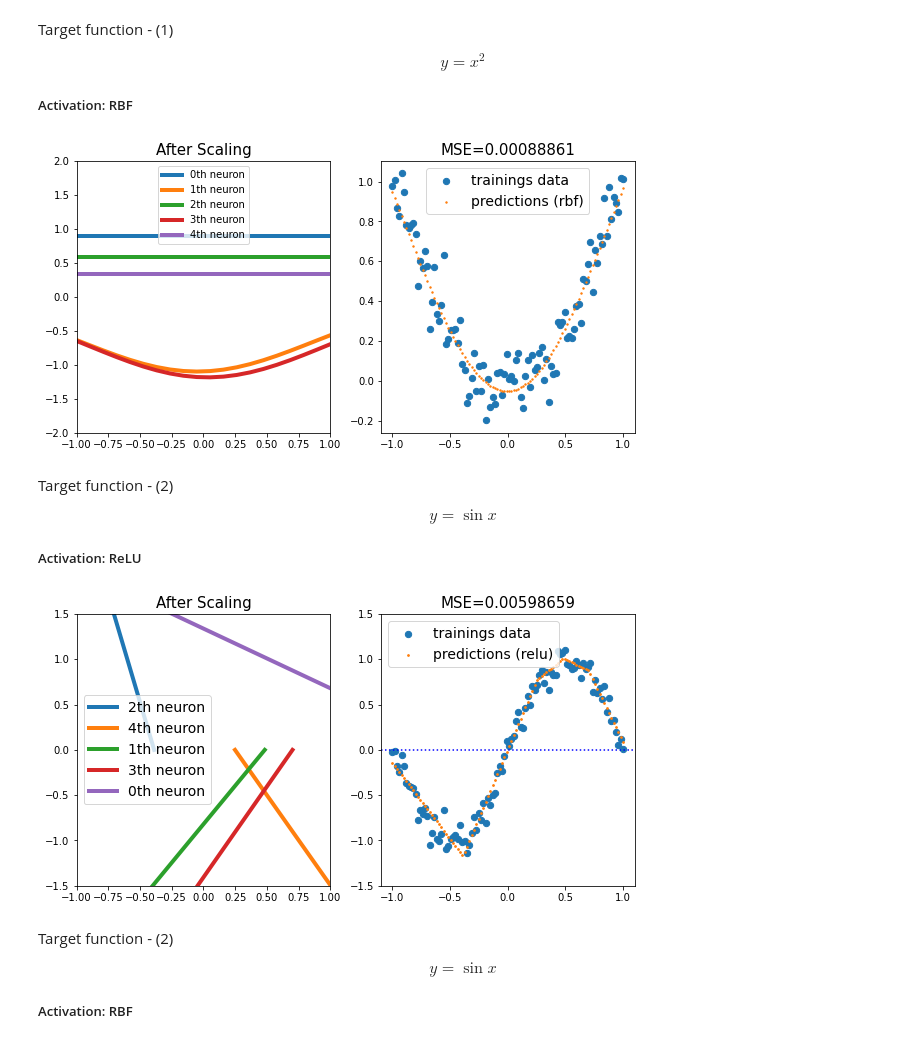
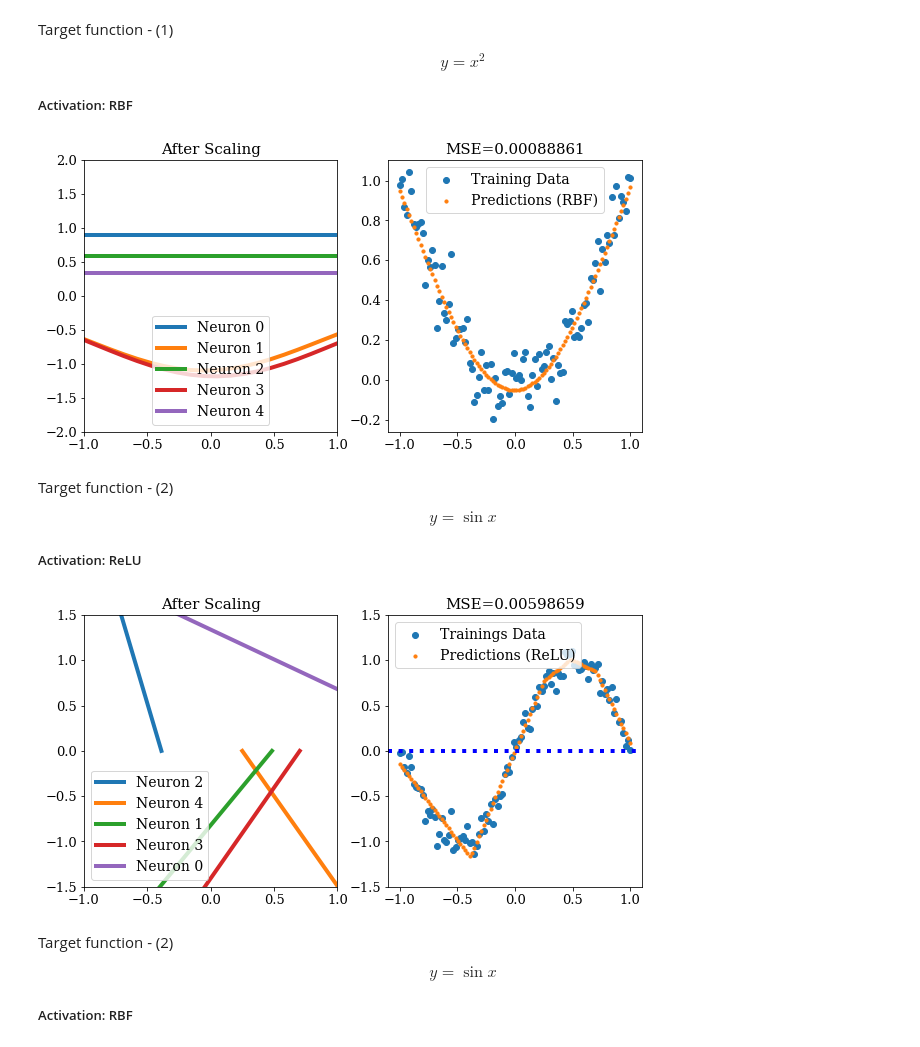
Before and after one commit to User-zwj/Thesis_Wenjuan_Code, a Jupyter notebook: Chapter6.ipynb, the cells around one changed output. Drawn from its saved outputs; the diff is of its cells as text; code cells hidden in the pictures.

```diff
--- a/Chapter6.ipynb
+++ b/Chapter6.ipynb
@@ -298,11 +307,11 @@ for i in range(num_neuron):
     interval = overlap([-1,1],bdry_rbf_on[i])
     if len(interval)!=0:
         x = np.linspace(interval[0],interval[1],20)
-        plt.plot(x, [piece_rbf(weight_rbf_on,i,val) for val in x], label=str(i)+'th neuron',linewidth=4)
+        plt.plot(x, [piece_rbf(weight_rbf_on,i,val) for val in x], label='Neuron '+str(i),linewidth=4)
 plt.xlim(-1,1)
 plt.ylim(-2,2)
-plt.title('After Scaling',fontsize=15)
-plt.legend(prop={'size': 10});
+plt.title('After Scaling')
+plt.legend();
 
 plt.subplot(122)
 preds_rbf_on = []
@@ -311,13 +320,14 @@ for j in np.linspace(-1,1,size):
     preds_rbf_on.append(model_rbf_on.predict([j]))
 p = tf.reshape(tf.constant(preds_rbf_on),len(preds_rbf_on))
 error_rbf_on = tf.keras.losses.MSE(x_on1**2,p).numpy()
-plt.title('MSE=%.8f'%(error_rbf_on),fontsize=15)
-plt.scatter(x_on1, y_on1, s=40, label="trainings data")     #size of point
-plt.scatter(np.linspace(-1,1,size), np.array(preds_rbf_on), s=2, label="predictions (rbf)")
-plt.legend(prop={'size': 14});
-# fig.savefig("images/NN_Neurons_on_rbf.png")
+plt.title('MSE=%.8f'%(error_rbf_on))
+plt.scatter(x_on1, y_on1, label="Training Data")     #size of point
+plt.scatter(np.linspace(-1,1,size), np.array(preds_rbf_on), s=10, label="Predictions (RBF)")
+plt.legend()
+plt.show();
+fig.savefig("images/NN_Neurons_on_rbf.png")
 # %% [output]
-[figure, old version]
+[figure, new version]
 # %% [markdown]
 Target function - (2)
 
@@ -361,38 +371,38 @@ def piece(weight,i,x):
 # %%
 fig = plt.figure(figsize=(10,5))
 plt.subplot(121)
 x_rb = 1
 x_lb = -1
 for i in map(int,bdry_arr_sin[:,1]):
     if bdry1_sin[i][-1] == 'left' and bdry1_sin[i][0]<x_rb:
         x = np.linspace(bdry1_sin[i][0],x_rb,20)
-        plt.plot(x, [piece(weight_sin,i,val) for val in x], label=str(i)+'th neuron', linewidth=4)
+        plt.plot(x, [piece(weight_sin,i,val) for val in x], label='Neuron '+str(i), linewidth=4)
     elif bdry1_sin[i][-1] == 'right' and bdry1_sin[i][0]>x_lb:
         x = np.linspace(x_lb,bdry1_sin[i][0],20)
-        plt.plot(x, [piece(weight_sin,i,val) for val in x], label=str(i)+'th neuron', linewidth=4)
-
+        plt.plot(x, [piece(weight_sin,i,val) for val in x], label='Neuron '+str(i), linewidth=4)
 plt.xlim(-1,1)
 plt.ylim(-1.5,1.5)
-plt.title('After Scaling',fontsize=15)
-plt.legend(prop={'size': 14});
+plt.title('After Scaling')
+plt.legend();
 
 
 plt.subplot(122)
 preds_relu_sin = []
 size = 100
 for j in np.linspace(-1,1,size):
     preds_relu_sin.append(model_relu_sin.predict([j]))
 p = tf.reshape(tf.constant(preds_relu_sin),len(preds_relu_sin))
 error = tf.keras.losses.MSE(np.sin(np.pi*x_on2),p).numpy()
-plt.title('MSE=%.8f'%(error),fontsize=15)
+plt.title('MSE=%.8f'%(error))
 plt.axhline(0,c='b',linestyle=':')
 plt.ylim(-1.5,1.5)
-plt.scatter(x_on2, y_on2, s=40, label="trainings data")     #size of point
-plt.scatter(np.linspace(-1,1,size), np.array(preds_relu_sin), s=3, label="predictions (relu)")
-plt.legend(prop={'size': 14});
-# fig.savefig("images/NN_Neurons_on_sin_relu.png")
+plt.scatter(x_on2, y_on2, label="Trainings Data")     #size of point
+plt.scatter(np.linspace(-1,1,size), np.array(preds_relu_sin), s=10, label="Predictions (ReLU)")
+plt.legend()
+plt.show();
+fig.savefig("images/NN_Neurons_on_sin_relu.png")
 # %% [output]
-[figure, old version]
+[figure, new version]
 # %% [markdown]
 Target function - (2)
 
```
Also changed, not shown: parts of 17 cells of this notebook, 14 other files.
